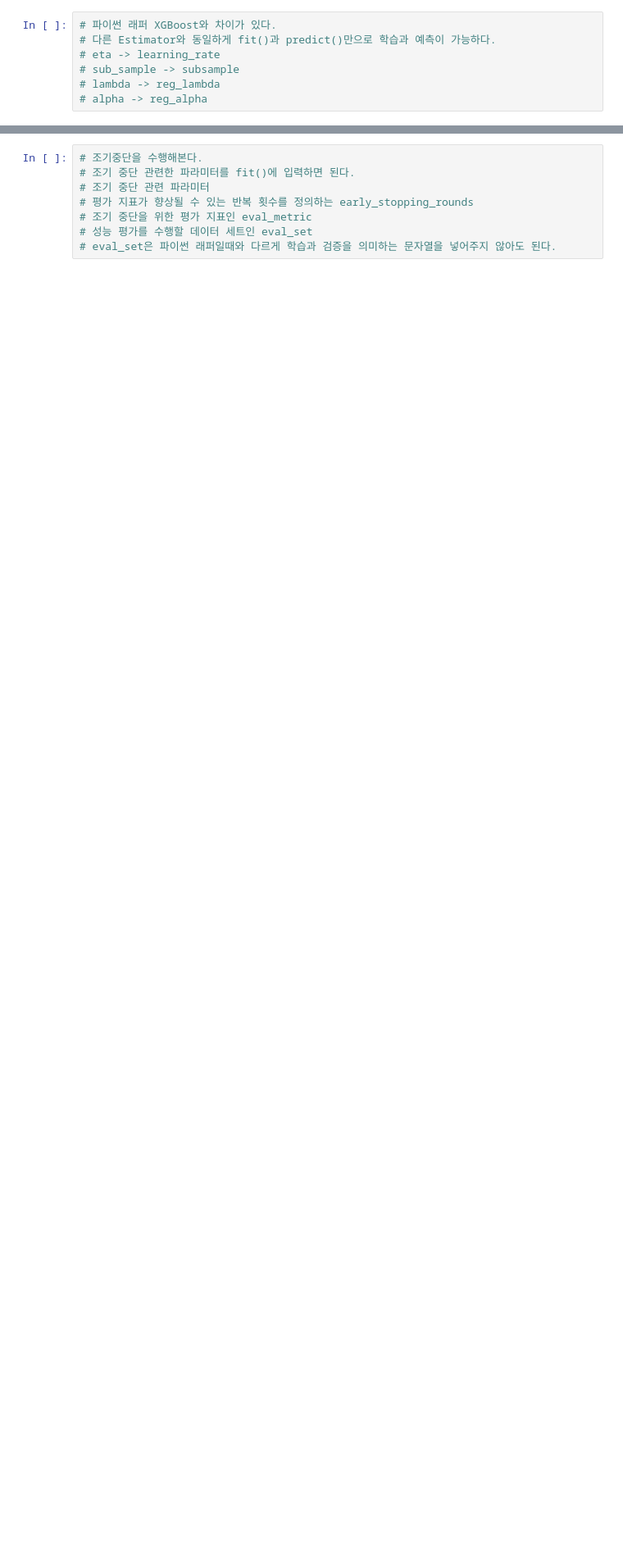
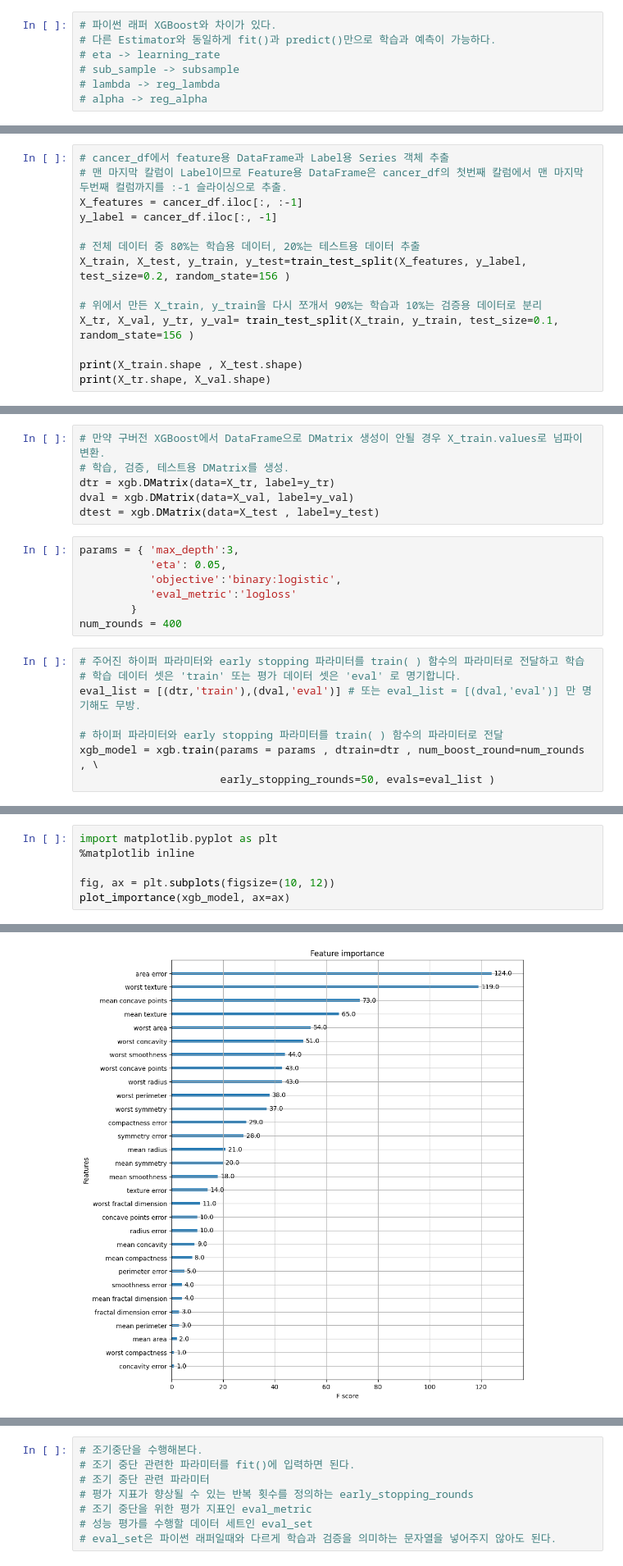
Before and after one commit to suhyeon03/study_ML_, a Jupyter notebook: _classification_practice.ipynb, the cells around one changed output, grey strips where cells are left out. Shown: that part at 82% size. Cells and saved outputs as stored; diff of their text form; blank space fills up the shorter version.

```diff
--- a/_classification_practice.ipynb
+++ b/_classification_practice.ipynb
@@ -613,0 +653,14 @@ def get_clf_eval(y_test, pred=None, pred_proba=None):
+# %%
+# cancer_df에서 feature용 DataFrame과 Label용 Series 객체 추출
+# 맨 마지막 칼럼이 Label이므로 Feature용 DataFrame은 cancer_df의 첫번째 칼럼에서 맨 마지막 두번째 컬럼까지를 :-1 슬라이싱으로 추출.
+X_features = cancer_df.iloc[:, :-1]
+y_label = cancer_df.iloc[:, -1]
+
+# 전체 데이터 중 80%는 학습용 데이터, 20%는 테스트용 데이터 추출
+X_train, X_test, y_train, y_test=train_test_split(X_features, y_label, test_size=0.2, random_state=156 )
+
+# 위에서 만든 X_train, y_train을 다시 쪼개서 90%는 학습과 10%는 검증용 데이터로 분리
+X_tr, X_val, y_tr, y_val= train_test_split(X_train, y_train, test_size=0.1, random_state=156 )
+
+print(X_train.shape , X_test.shape)
+print(X_tr.shape, X_val.shape)
@@ -613,0 +670,21 @@ def get_clf_eval(y_test, pred=None, pred_proba=None):
+# %%
+# 만약 구버전 XGBoost에서 DataFrame으로 DMatrix 생성이 안될 경우 X_train.values로 넘파이 변환.
+# 학습, 검증, 테스트용 DMatrix를 생성.
+dtr = xgb.DMatrix(data=X_tr, label=y_tr)
+dval = xgb.DMatrix(data=X_val, label=y_val)
+dtest = xgb.DMatrix(data=X_test , label=y_test)
+# %%
+params = { 'max_depth':3,
+           'eta': 0.05,
+           'objective':'binary:logistic',
+           'eval_metric':'logloss'
+        }
+num_rounds = 400
+# %%
+# 주어진 하이퍼 파라미터와 early stopping 파라미터를 train( ) 함수의 파라미터로 전달하고 학습
+# 학습 데이터 셋은 'train' 또는 평가 데이터 셋은 'eval' 로 명기합니다.
+eval_list = [(dtr,'train'),(dval,'eval')] # 또는 eval_list = [(dval,'eval')] 만 명기해도 무방.
+
+# 하이퍼 파라미터와 early stopping 파라미터를 train( ) 함수의 파라미터로 전달
+xgb_model = xgb.train(params = params , dtrain=dtr , num_boost_round=num_rounds , \
+                      early_stopping_rounds=50, evals=eval_list )
@@ -613,0 +750,7 @@ def get_clf_eval(y_test, pred=None, pred_proba=None):
+# %%
+import matplotlib.pyplot as plt
+%matplotlib inline
+
+fig, ax = plt.subplots(figsize=(10, 12))
+plot_importance(xgb_model, ax=ax)
+# %% [output]
@@ -613,0 +758 @@ def get_clf_eval(y_test, pred=None, pred_proba=None):
+[figure, added]
```
Also changed, not shown: parts of 19 cells of this notebook.
